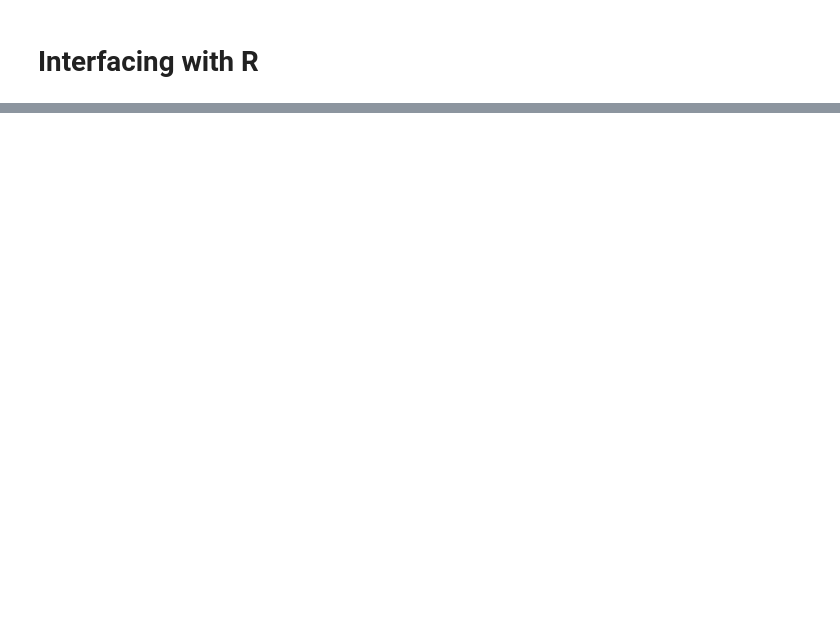
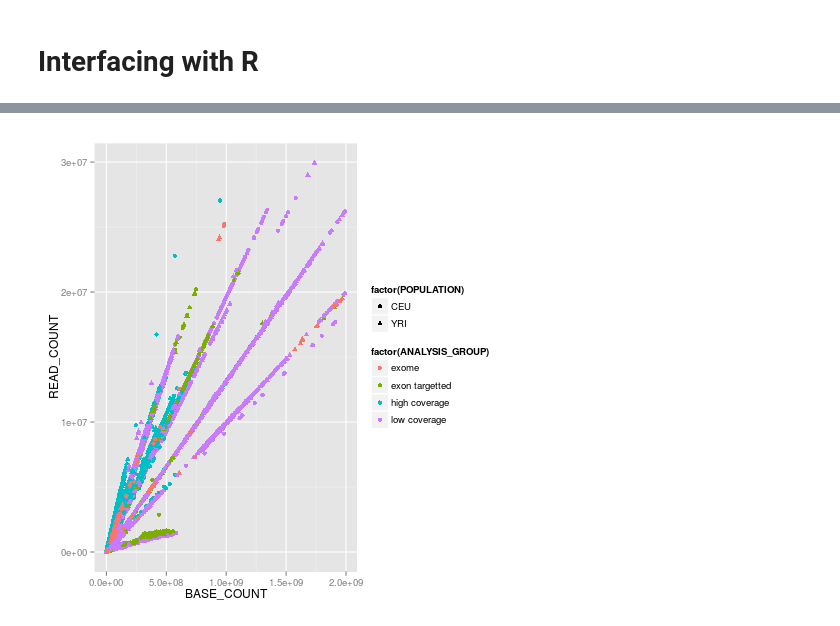
Before and after one commit to tiagoantao/bioinf-python, a Jupyter notebook: notebooks/00_Intro/Interfacing_R.ipynb, the cells around one changed output, grey strips where cells are left out. Saved outputs shown, nothing was run; the diff lists cells and outputs as text; code cells hidden in the pictures; blank space fills up the shorter version.

```diff
--- a/notebooks/00_Intro/Interfacing_R.ipynb
+++ b/notebooks/00_Intro/Interfacing_R.ipynb
@@ -74,4 +103,13 @@ bar.plot()
+# %%
+#Get Yoruba and CEU
+robjects.r('yri_ceu <- seq.data[seq.data$POPULATION %in% c("YRI", "CEU") & seq.data$BASE_COUNT < 2E9 & seq.data$READ_COUNT < 3E7, ]')
+yri_ceu = robjects.r('yri_ceu')
 # %%
-from rpy2.robjects.functions import SignatureTranslatedFunction
-scatter = ggplot2.ggplot(yri) + ggplot2.aes_string(x='BASE_COUNT', y='READ_COUNT', col='factor(ANALYSIS_GROUP)') + ggplot2.geom_point()
+scatter = ggplot2.ggplot(yri_ceu) + ggplot2.aes_string(x='BASE_COUNT', y='READ_COUNT', shape='factor(POPULATION)', col='factor(ANALYSIS_GROUP)') + ggplot2.geom_point()
+robjects.r.png('out.png')
 scatter.plot()
+dev_off = robjects.r('dev.off')
+dev_off()
+Image(filename='out.png')
+# %% [output]
+[figure, added]
```
Also changed, not shown: parts of 10 cells of this notebook.
